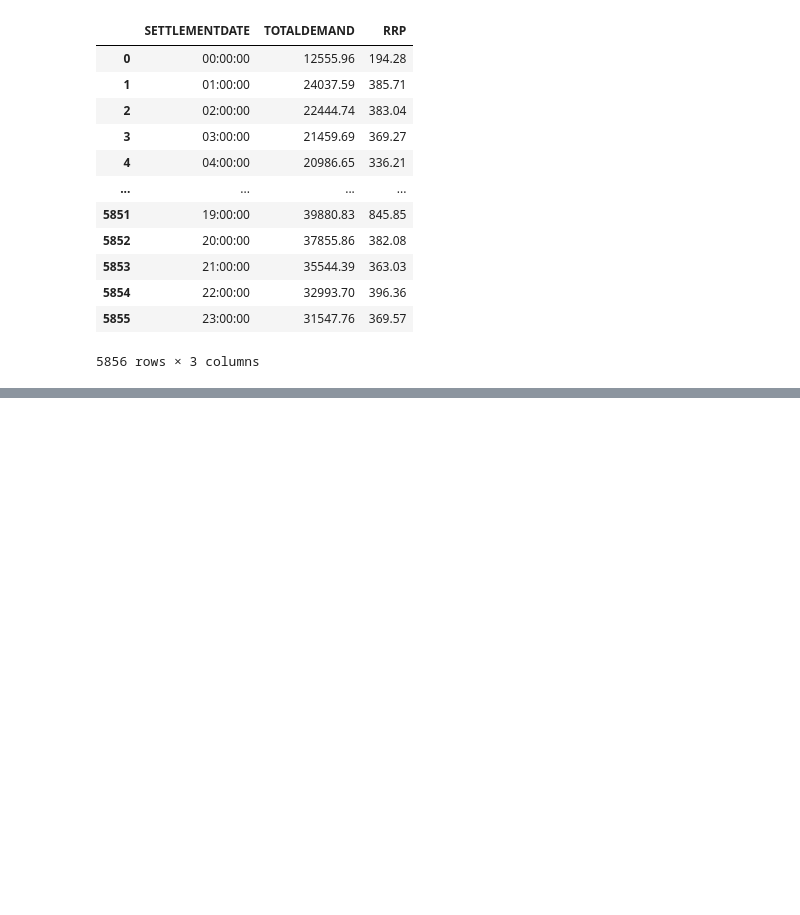
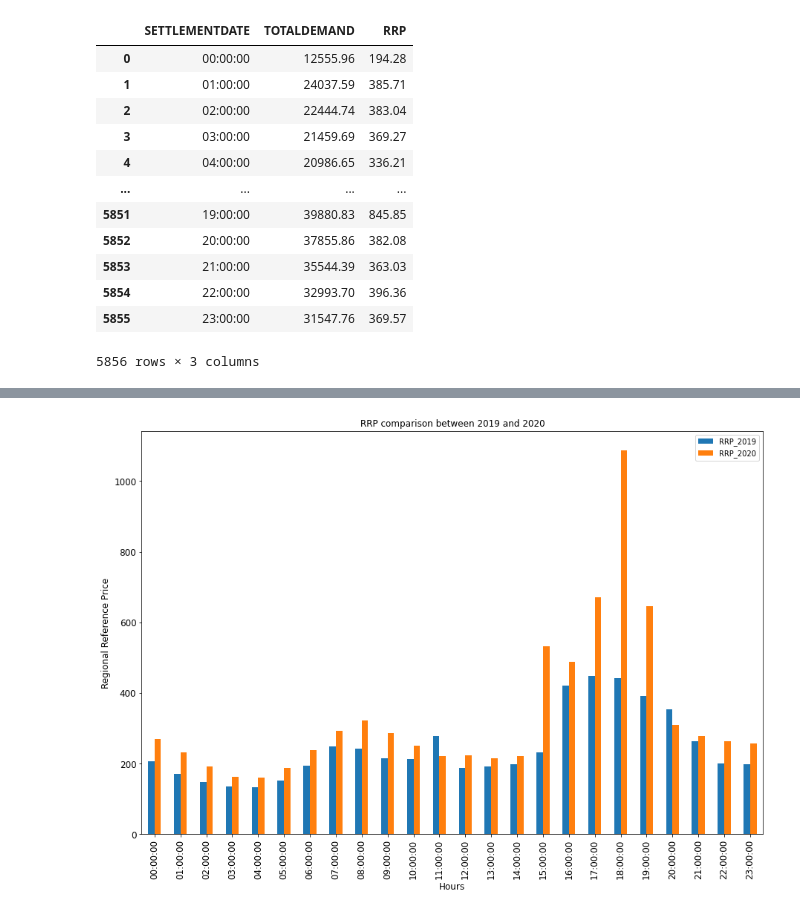
Before and after one commit to gaz22/datathon-melbourne-2020, a Jupyter notebook: electricity_usage_2019_2020_comparison.ipynb, the cells around one changed output, grey strips where cells are left out. Drawn from its saved outputs; the diff is of its cells as text; code cells hidden in the pictures; blank space fills up the shorter version.

```diff
--- a/electricity_usage_2019_2020_comparison.ipynb
+++ b/electricity_usage_2019_2020_comparison.ipynb
@@ -190,0 +285,11 @@ plt.show()
+# %%
+total_rrp_2019 = electricity_data_2019.drop('TOTALDEMAND', 1)
+total_rrp_2019 = total_rrp_2019.rename(columns = {'RRP':'RRP_2019'})
+total_rrp_2019
+
+total_rrp_2020 = electricity_data_2020.drop('TOTALDEMAND', 1)
+total_rrp_2020= total_rrp_2020.rename(columns = {'RRP':'RRP_2020'})
+total_rrp_2020
+
+total_rrp = pd.merge(total_rrp_2019, total_rrp_2020, on=['SETTLEMENTDATE'], how='inner')
+total_rrp
@@ -190,0 +315,8 @@ plt.show()
+# %%
+ax = total_rrp.plot(kind='bar', title ="RRP comparison between 2019 and 2020", figsize=(15, 10), legend=True, fontsize=12)
+ax.ticklabel_format(style='plain', axis='y')
+ax.set_xlabel("Hours", fontsize=12)
+ax.set_ylabel("Regional Reference Price", fontsize=12)
+plt.show()
+# %% [output]
+[figure, added]
```
Also changed, not shown: parts of 11 cells of this notebook, 35 other files.
